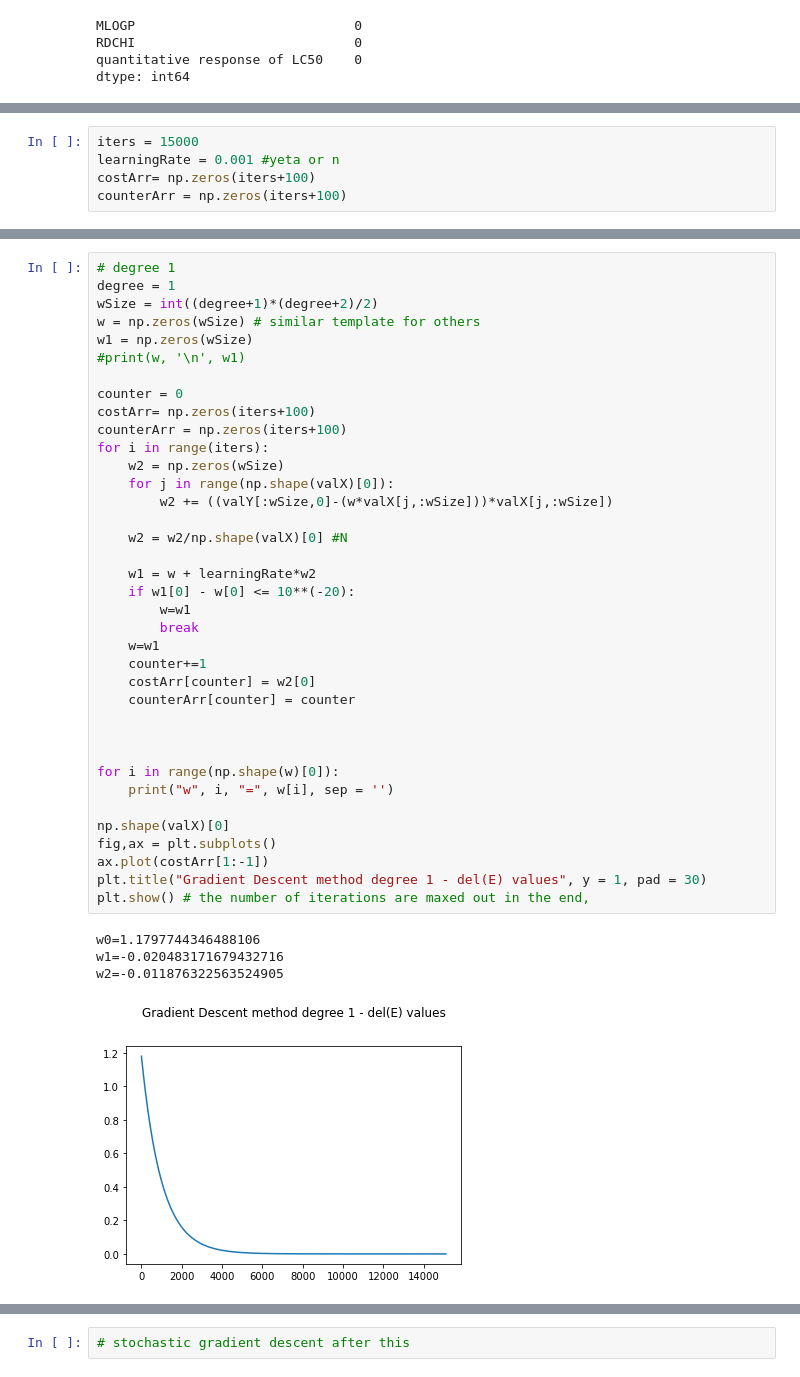
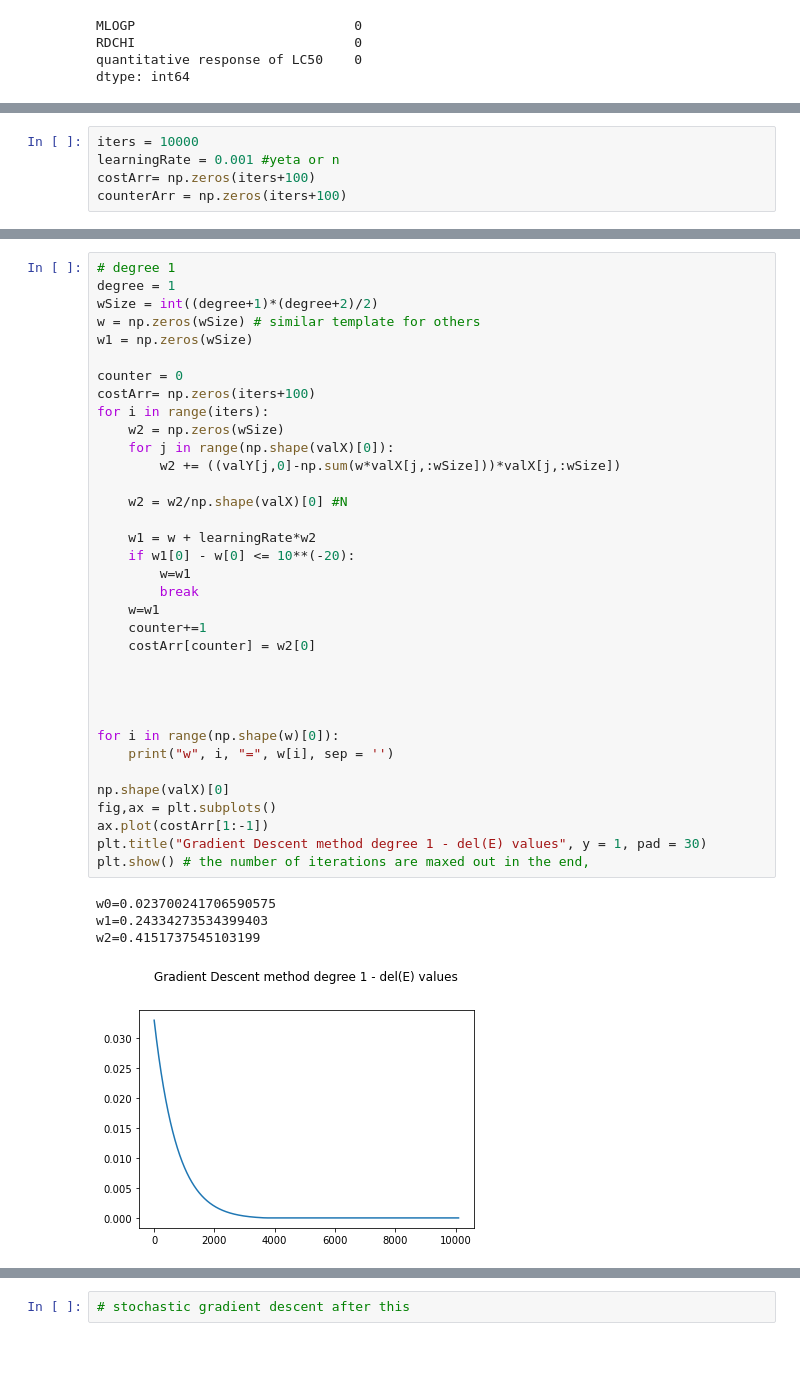
Before and after one commit to AmoghMoses/CS-F320-Assignment-1, a Jupyter notebook: Assignment1B a.ipynb, the cells around one changed output, grey strips where cells are left out. Drawn from its saved outputs; the diff is of its cells as text.

```diff
--- a/Assignment1B a.ipynb
+++ b/Assignment1B a.ipynb
@@ -441,5 +441,5 @@ print(testXVal[0,1])
 # %%
-iters = 15000
+iters = 10000
 learningRate = 0.001 #yeta or n
 costArr= np.zeros(iters+100)
 counterArr = np.zeros(iters+100)
@@ -492,42 +492,40 @@ degree = 1
 wSize = int((degree+1)*(degree+2)/2)
 w = np.zeros(wSize) # similar template for others
 w1 = np.zeros(wSize)
-#print(w, '\n', w1)
 
 counter = 0
 costArr= np.zeros(iters+100)
-counterArr = np.zeros(iters+100)
 for i in range(iters):
     w2 = np.zeros(wSize)
     for j in range(np.shape(valX)[0]):
-        w2 += ((valY[:wSize,0]-(w*valX[j,:wSize]))*valX[j,:wSize])
+        w2 += ((valY[j,0]-np.sum(w*valX[j,:wSize]))*valX[j,:wSize])
 
     w2 = w2/np.shape(valX)[0] #N
 
     w1 = w + learningRate*w2
     if w1[0] - w[0] <= 10**(-20):
         w=w1
         break
     w=w1
     counter+=1
     costArr[counter] = w2[0]
-    counterArr[counter] = counter
+
 
 
 
 for i in range(np.shape(w)[0]):
     print("w", i, "=", w[i], sep = '')
 
 np.shape(valX)[0]
 fig,ax = plt.subplots()
 ax.plot(costArr[1:-1])
 plt.title("Gradient Descent method degree 1 - del(E) values", y = 1, pad = 30)
 plt.show() # the number of iterations are maxed out in the end,
 # %% [output]
-w0=1.1797744346488106
-w1=-0.020483171679432716
-w2=-0.011876322563524905
+w0=0.023700241706590575
+w1=0.24334273534399403
+w2=0.4151737545103199
-[figure, old version]
+[figure, new version]
 # %%
 # training data error for degree 1
 w1 = 0
```
Also changed, not shown: parts of 53 cells of this notebook, 1 other file.
